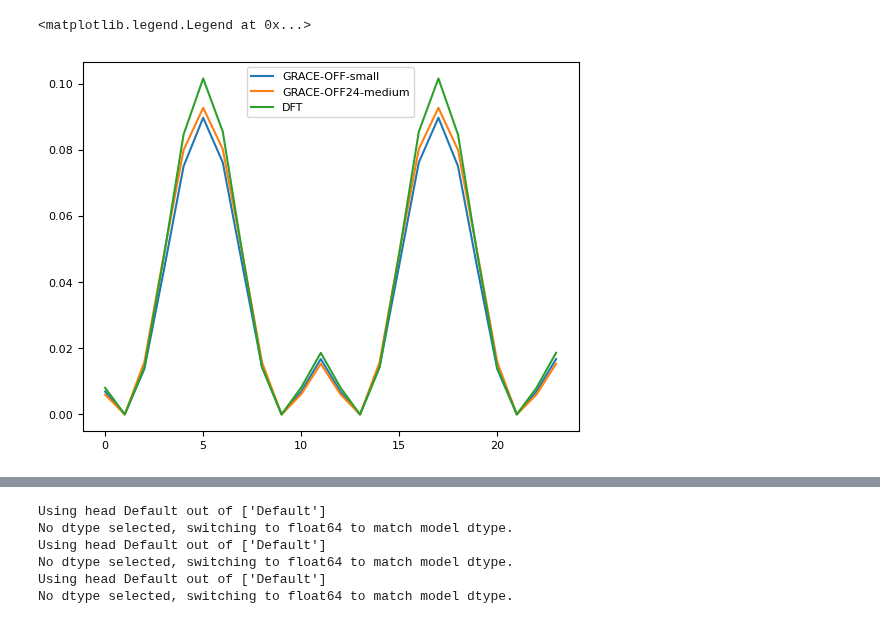
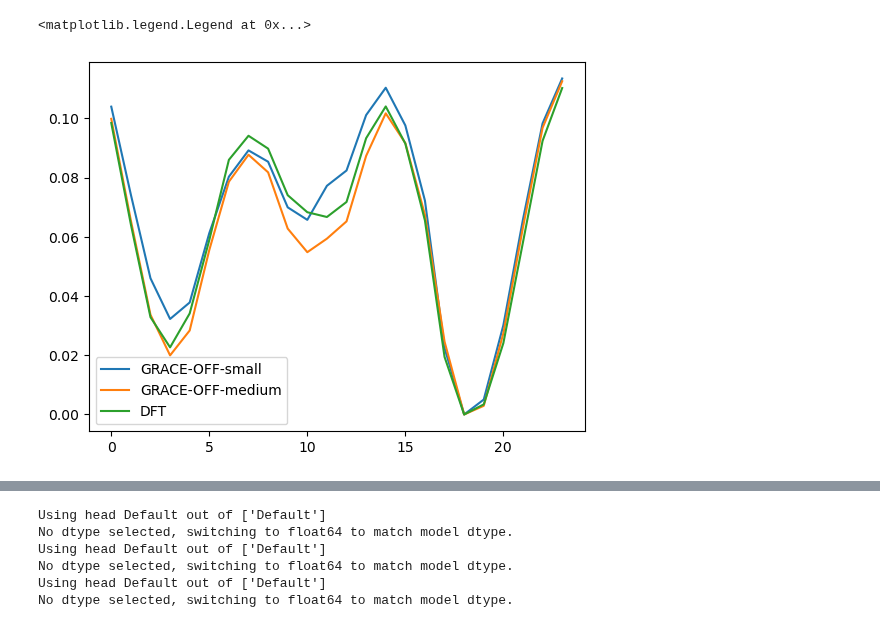
Before and after one commit to heid-lab/grace-off, a Jupyter notebook: analysis/torsions.ipynb, the cells around one changed output, grey strips where cells are left out. Saved outputs shown, nothing was run; the diff lists cells and outputs as text; code cells hidden in the pictures.

Commit message:
adding plots in torsion analysis notebook

```diff
--- a/analysis/torsions.ipynb
+++ b/analysis/torsions.ipynb
@@ -45,8 +46,21 @@ structures = read("../data/b_off_2.0_all_energies.xyz", ":")
 ref_structures = read("../data/b_off_2.0_all_energies.xyz", ":")
 # %%
 calc_grace_small = TPCalculator(
-    model="../models/2l/b_off_small/seed/1/saved_model/"
+    model=f"{model_path}/2l/b_off_small/seed/1/saved_model/"
 )
 calc_grace_medium = TPCalculator(
-    model="../models/2l/b_off_medium/seed/1/saved_model/"
+    model=f"{model_path}/2l/b_off_medium/seed/1/saved_model/"
 )
+# calc_grace_large = TPCalculator(
+#     model=f"{model_path}/2l/b_off_large/seed/1/saved_model/"
+# )
+
+calc_mace_large = MACECalculator(
+    model_paths=f"{model_path}/MACE-OFF23_large.model", device="cuda"
+)
+calc_mace_medium = MACECalculator(
+    model_paths=f"{model_path}/MACE-OFF24_medium.model", device="cuda"
+)
+calc_mace_small = MACECalculator(
+    model_paths=f"{model_path}/MACE-OFF23_small.model", device="cuda"
+)
@@ -53,5 +74,5 @@ calc_grace_medium = TPCalculator(
 # %%
-smiles = list(data_tnet.keys())[2]
+smiles = list(data_tnet.keys())[0]
 # %%
 Z = data_tnet[smiles]["atomic_numbers"][:]
 symbols = [chemical_symbols[int(z)] for z in Z]
@@ -72,8 +99,8 @@ for i, conf in enumerate(data_tnet[smiles]["conformations"]):
 # %%
 plt.plot(np.asarray(torsion_energies_small) - min(np.asarray(torsion_energies_small)), label="GRACE-OFF-small")
-plt.plot(np.asarray(torsion_energies_medium) - min(np.asarray(torsion_energies_medium)), label="GRACE-OFF24-medium")
+plt.plot(np.asarray(torsion_energies_medium) - min(np.asarray(torsion_energies_medium)), label="GRACE-OFF-medium")
 plt.plot(data_tnet[smiles]["dft total energy"][:]* 27.211386245988 - min(data_tnet[smiles]["dft total energy"][:]* 27.211386245988), label="DFT")
 plt.legend()
 # %% [output]
 <matplotlib.legend.Legend at 0x...>
-[figure, old version]
+[figure, new version]
```
Also changed, not shown: parts of 12 cells of this notebook.
